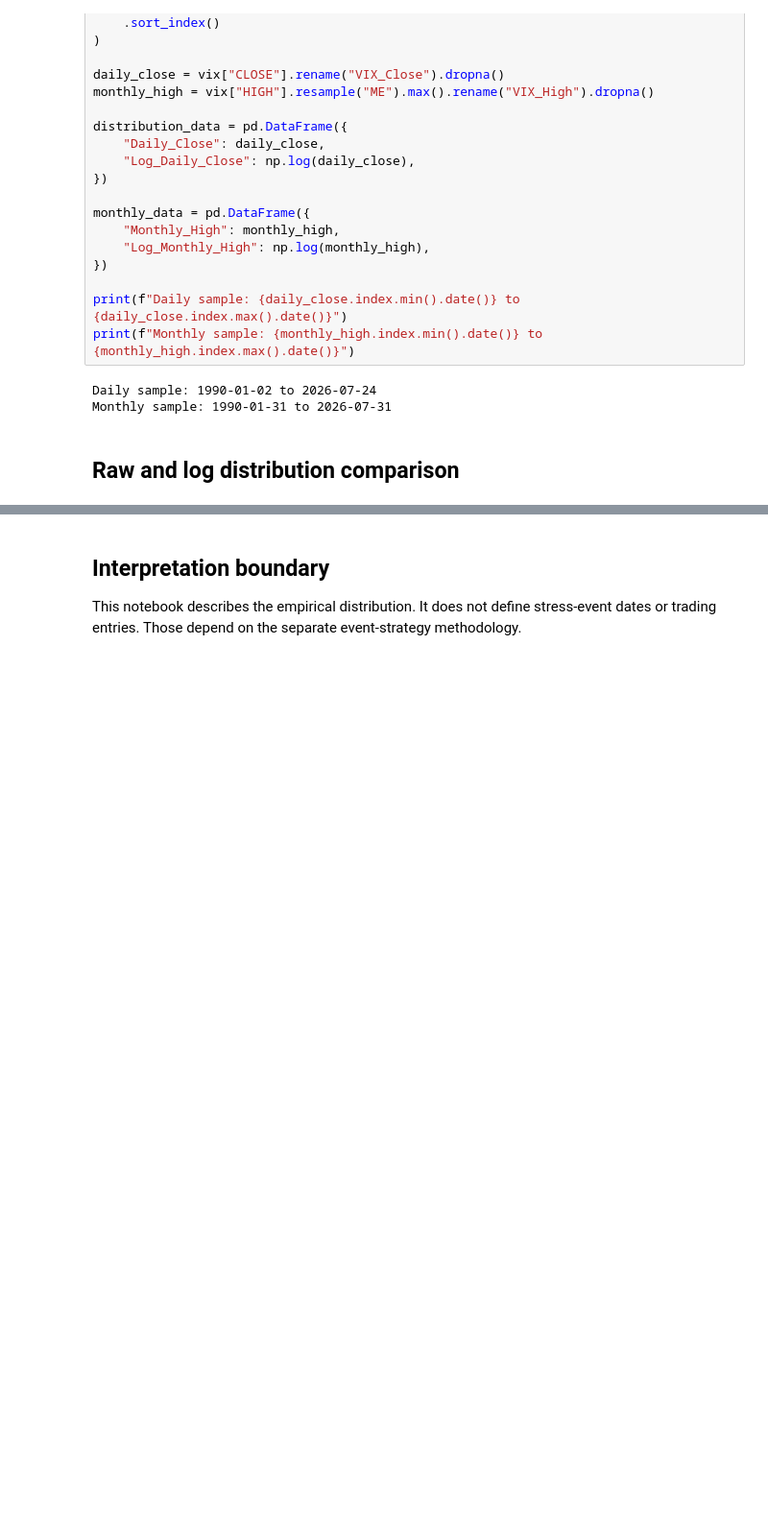
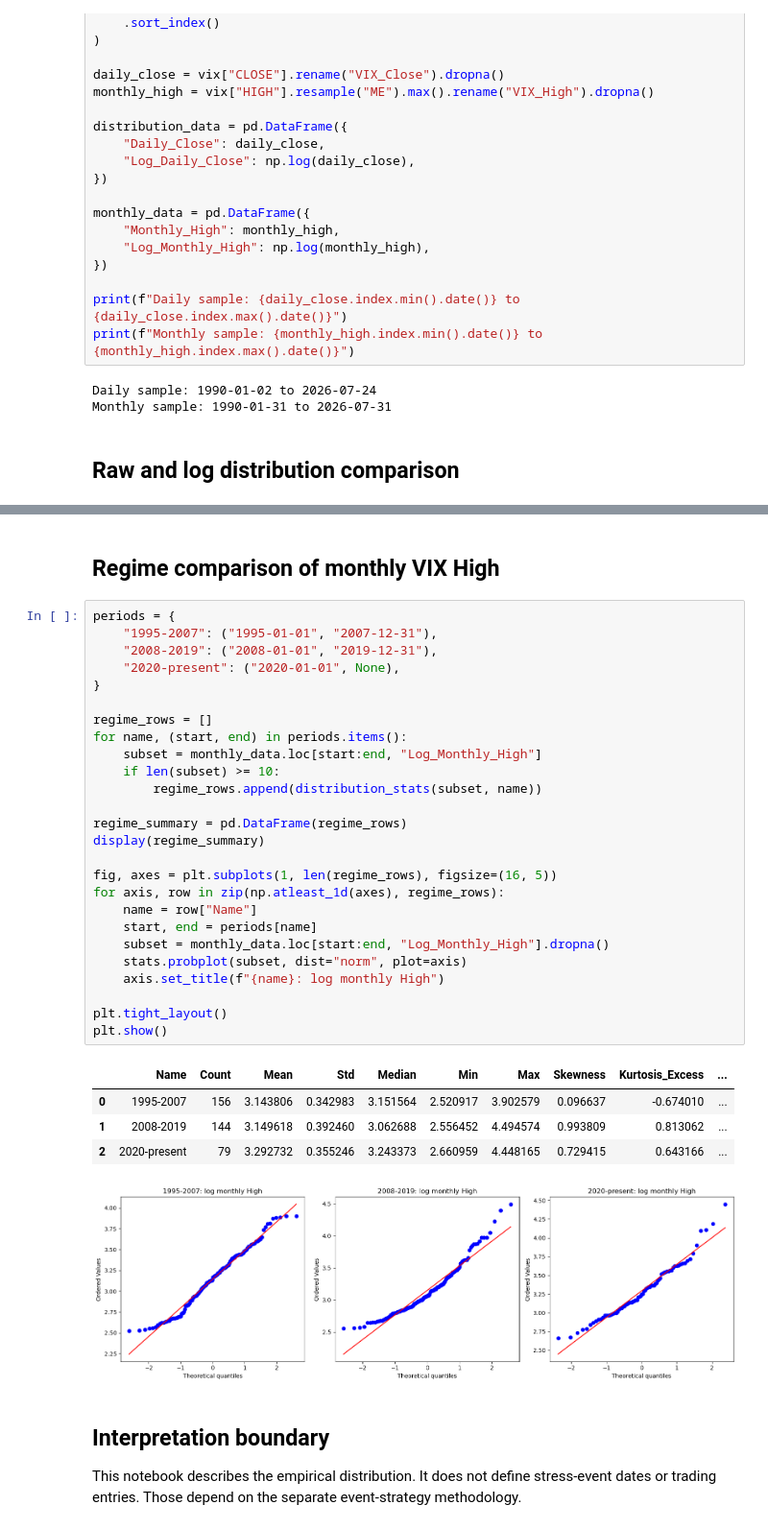
Before and after one commit to seitoalg/Market-Stress-and-Valuation-Risk-Strategy-Framework, a Jupyter notebook: notebooks/01_vix_properties/vix_distribution_analysis.ipynb, the cells around one changed output, grey strips where cells are left out. Shown at 96% size. Cells and saved outputs as stored; diff of their text form; blank space fills up the shorter version.

```diff
--- a/notebooks/01_vix_properties/vix_distribution_analysis.ipynb
+++ b/notebooks/01_vix_properties/vix_distribution_analysis.ipynb
@@ -109,3 +116,37 @@ plt.show()
+# %% [markdown]
+## Regime comparison of monthly VIX High
+# %%
+periods = {
+    "1995-2007": ("1995-01-01", "2007-12-31"),
+    "2008-2019": ("2008-01-01", "2019-12-31"),
+    "2020-present": ("2020-01-01", None),
+}
+
+regime_rows = []
+for name, (start, end) in periods.items():
+    subset = monthly_data.loc[start:end, "Log_Monthly_High"]
+    if len(subset) >= 10:
+        regime_rows.append(distribution_stats(subset, name))
+
+regime_summary = pd.DataFrame(regime_rows)
+display(regime_summary)
+
+fig, axes = plt.subplots(1, len(regime_rows), figsize=(16, 5))
+for axis, row in zip(np.atleast_1d(axes), regime_rows):
+    name = row["Name"]
+    start, end = periods[name]
+    subset = monthly_data.loc[start:end, "Log_Monthly_High"].dropna()
+    stats.probplot(subset, dist="norm", plot=axis)
+    axis.set_title(f"{name}: log monthly High")
+
+plt.tight_layout()
+plt.show()
+# %% [output]
+|  | Name | Count | Mean | Std | Median | Min | Max | Skewness | Kurtosis_Excess | ... |
+| 0 | 1995-2007 | 156 | 3.143806 | 0.342983 | 3.151564 | 2.520917 | 3.902579 | 0.096637 | -0.674010 | ... |
+| 1 | 2008-2019 | 144 | 3.149618 | 0.392460 | 3.062688 | 2.556452 | 4.494574 | 0.993809 | 0.813062 | ... |
+| 2 | 2020-present | 79 | 3.292732 | 0.355246 | 3.243373 | 2.660959 | 4.448165 | 0.729415 | 0.643166 | ... |
+[figure, added]
 # %% [markdown]
 ## Interpretation boundary
 
```
Also changed, not shown: parts of 3 cells of this notebook.
